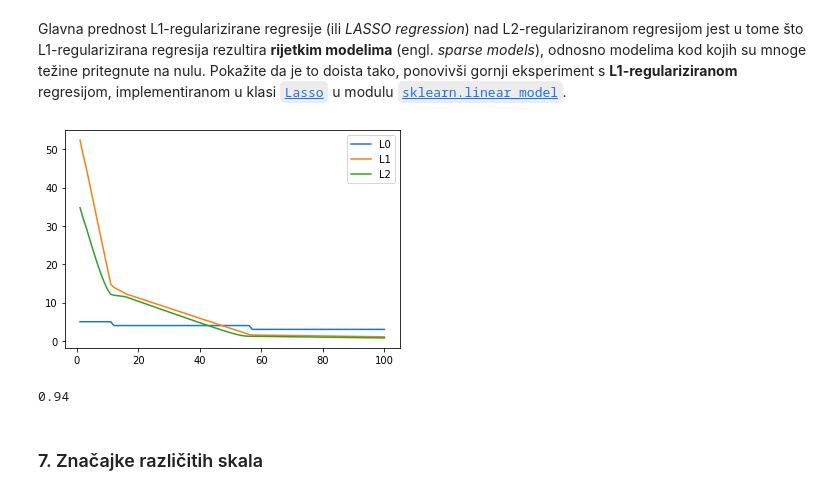
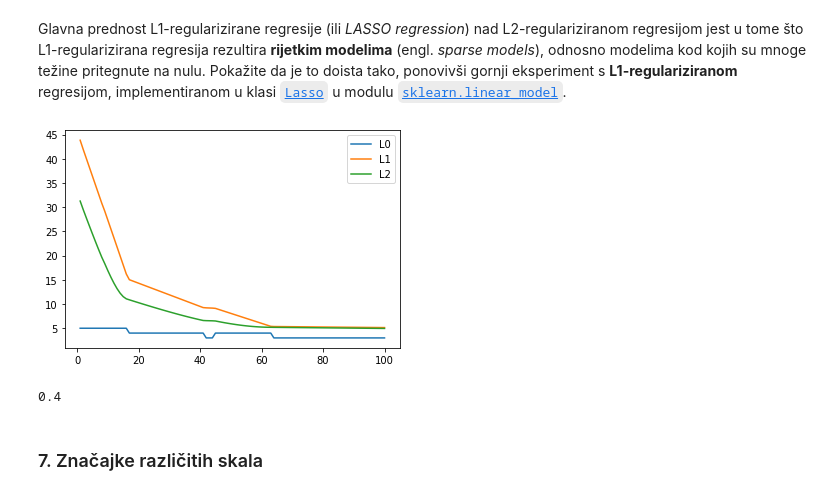
Before and after one commit to dbrcina/SU-FER-2020-21, a Jupyter notebook: SU-2020-LAB01-0036506587.ipynb, the cells around one changed output. Cells and saved outputs as stored; diff of their text form; code cells hidden in the pictures.

```diff
--- a/SU-2020-LAB01-0036506587.ipynb
+++ b/SU-2020-LAB01-0036506587.ipynb
@@ -456,7 +456,7 @@ l1 = []
 l2 = []
 for l in lambdas:
     ridge.set_params(alpha=l)
-    ridge.fit(fi_train, y_train)
+    ridge.fit(fi_train, y_train.reshape(-1))
     l0.append(nonzeroes(ridge.coef_))
     l1.append(l1_reg(ridge.coef_))
     l2.append(l2_reg(ridge.coef_))
@@ -465,5 +465,5 @@ plt.plot(lambdas, l1, label="L1")
 plt.plot(lambdas, l2, label="L2")
 plt.legend()
 plt.show()
-print((50 - l0[-1]) / 50)
+print(1 - l0[-1] / 5)
 # %% [output]
@@ -476,29 +476,29 @@ Glavna prednost L1-regularizirane regresije (ili *LASSO regression*) nad L2-regu
 # %%
 from sklearn.linear_model import Lasso
 # Vaš kôd ovdje
 X_train, X_test, y_train, y_test = train_test_split(X_, y_, test_size=0.5)
 polynom_d.set_params(degree=5)
 fi_train = polynom_d.fit_transform(X_train)
 lambdas = [l for l in range(1, 101)]
 l0 = []
 l1 = []
 l2 = []
 lasso = Lasso()
 for l in lambdas:
     lasso.set_params(alpha=l, max_iter=10000)
-    lasso.fit(fi_train, y_train)
+    lasso.fit(fi_train, y_train.reshape(-1))
     l0.append(nonzeroes(lasso.coef_))
     l1.append(l1_reg(lasso.coef_))
     l2.append(l2_reg(lasso.coef_))
 plt.plot(lambdas, l0, label="L0")
 plt.plot(lambdas, l1, label="L1")
 plt.plot(lambdas, l2, label="L2")
 plt.legend()
 plt.show()
-print((50 - l0[-1]) / 50)
+print(1 - l0[-1] / 5)
 # %% [output]
-[figure, old version]
+[figure, new version]
-0.94
+0.4
 # %% [markdown]
 ### 7. Značajke različitih skala
 # %% [markdown]
```
Also changed, not shown: parts of 8 cells of this notebook.
